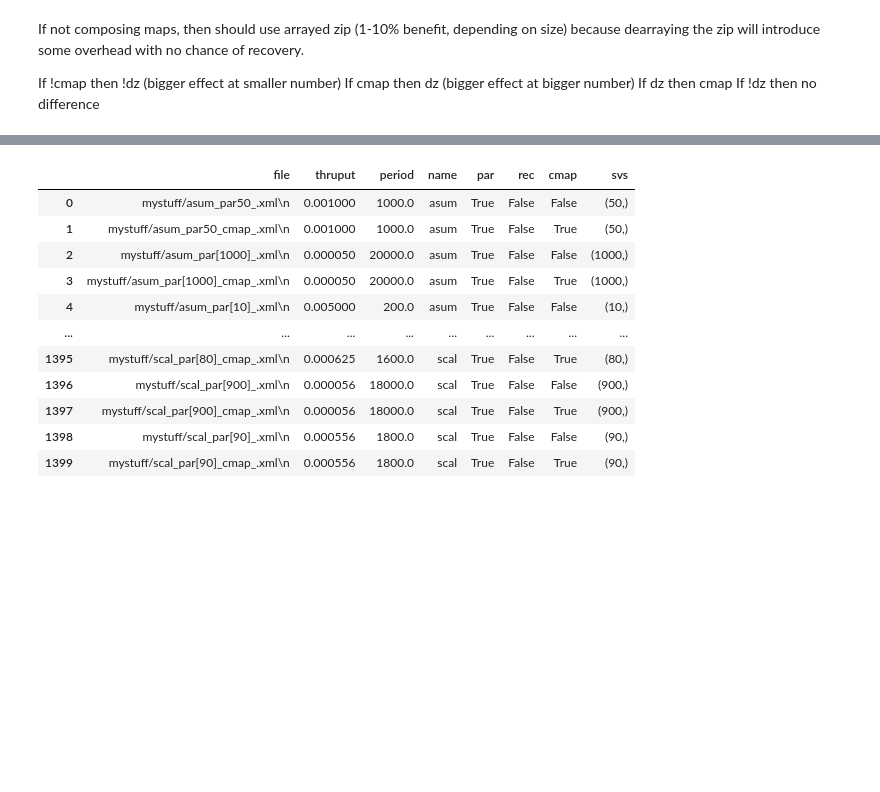
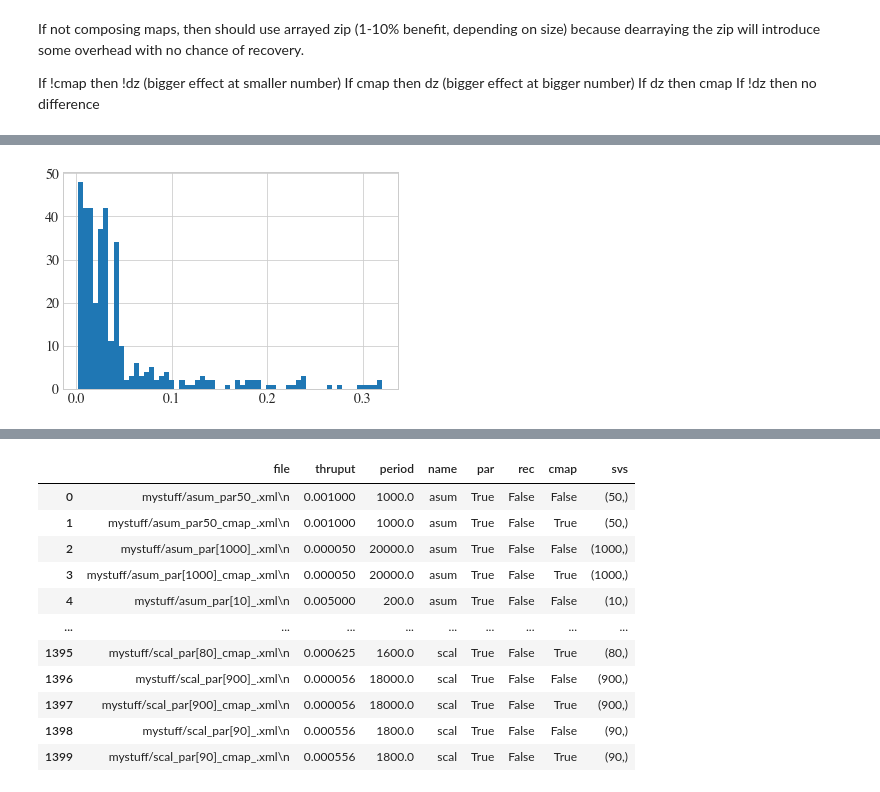
Before and after one commit to HebeHH/lift-to-csdf, a Jupyter notebook: Untitled.ipynb, the cells around one changed output, grey strips where cells are left out. Saved outputs shown, nothing was run; the diff lists cells and outputs as text; code cells hidden in the pictures; blank space fills up the shorter version.

```diff
--- a/Untitled.ipynb
+++ b/Untitled.ipynb
@@ -125,0 +113,22 @@ If !dz then no difference
+# %%
+# results[~results.cmap]
+
+# res = recres.merge(parres, left_on=['name'], right_on=['name'],
+#           suffixes=('_recursive', '_parallel'))
+
+def merge(var, df):
+    ls = ['name', 'svs','ufs']
+    res = (df[df[var]]).merge(df[~df[var]], on = ls,
+          suffixes=('_'+var, '_not'+var))
+    res['diffe'] = res['period_'+var] / res['period_not'+var]
+    plt.hist(res.diffe, bins = 60)
+    plt.plot()
+    return res
+
+k = merge('par', results)
+# k[k.diffe == k.diffe.min()]
+# [x for x in c if x != 1]
+# k.groupby(['cmap']).diffe.min()
+# k.sort_values(['svs'])
+# %% [output]
+[figure, added]
```
Also changed, not shown: parts of 23 cells of this notebook, 5 other files.
